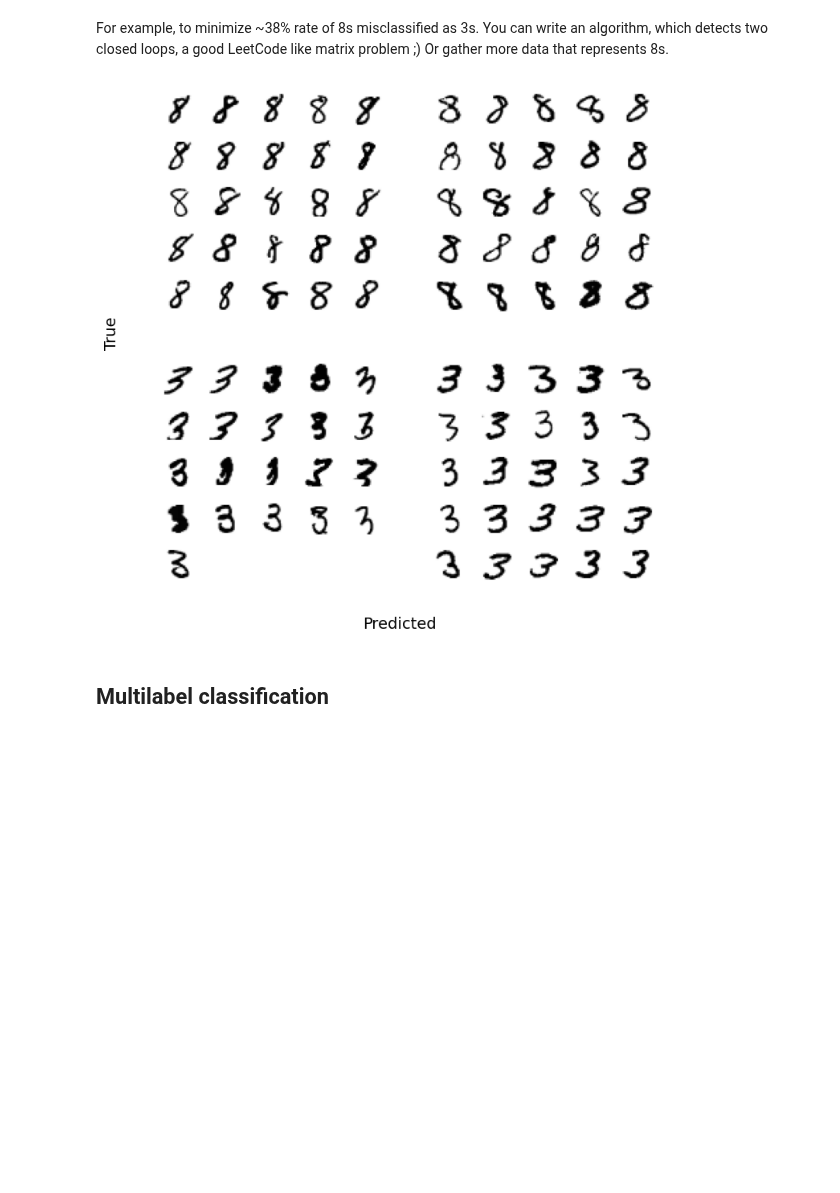
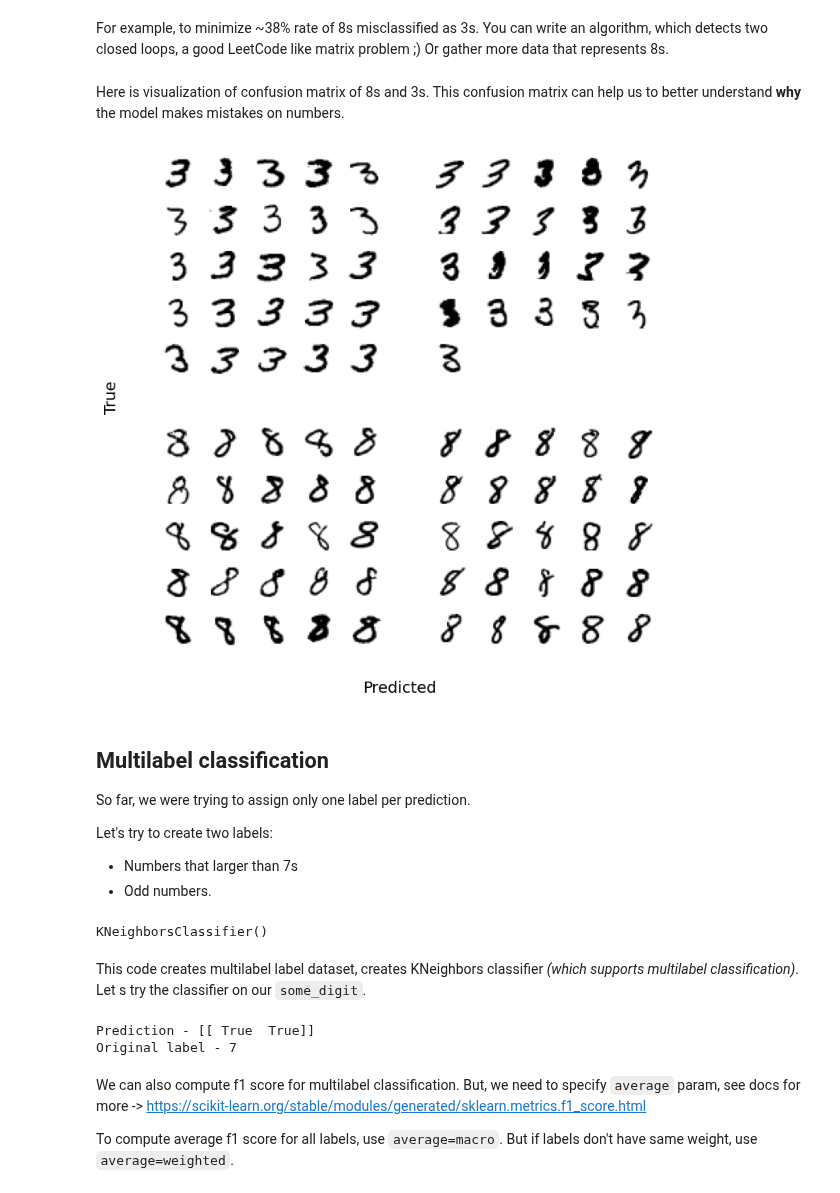
Before and after one commit to yeghor/Learning-Machine-Learning, a Jupyter notebook: jupyter_notes/Classification-2.ipynb, the cells around one changed output. Saved outputs shown, nothing was run; the diff lists cells and outputs as text; code cells hidden in the pictures; blank space fills up the shorter version.

Commit message:
added multilabel classification paragraph

```diff
--- a/jupyter_notes/Classification-2.ipynb
+++ b/jupyter_notes/Classification-2.ipynb
@@ -526,10 +526,12 @@ conf_matrix_error_normalized = ConfusionMatrixDisplay.from_predictions(y_train_s
 [figure]
 # %% [markdown]
 For example, to minimize ~38% rate of 8s misclassified as 3s. You can write an algorithm, which detects two closed loops, a good LeetCode like matrix problem ;) Or gather more data that represents 8s.
+# %% [markdown]
+Here is visualization of confusion matrix of 8s and 3s. This confusion matrix can help us to better understand **why** the model makes mistakes on numbers.
 # %%
 from matplotlib.gridspec import GridSpec
 
-cl_a, cl_b = 8, 3
+cl_a, cl_b = 3, 8
 
 X_aa = X_train_svm[(y_train_svm == cl_a) & (y_train_predictions_svm == cl_a)]
 X_ab = X_train_svm[(y_train_svm == cl_a) & (y_train_predictions_svm == cl_b)]
@@ -539,33 +541,65 @@ X_bb = X_train_svm[(y_train_svm == cl_b) & (y_train_predictions_svm == cl_b)]
 max_images_per_cell = 25
 
 cells = [
     [X_aa[:max_images_per_cell], X_ab[:max_images_per_cell]],
     [X_ba[:max_images_per_cell], X_bb[:max_images_per_cell]],
 ]
 
 
 fig = plt.figure(figsize=(8, 8))
 outer_grid = GridSpec(2, 2, figure=fig)
 
 
 for row in range(2):
     for col in range(2):
         imgs_cell = cells[row][col]
 
         inner_grid = outer_grid[row, col].subgridspec(int(np.sqrt(max_images_per_cell)), int(np.sqrt(max_images_per_cell)))
         axs = inner_grid.subplots().flatten()
 
 
         for i, ax in enumerate(axs):
             if i < len(imgs_cell):
                ax.imshow(imgs_cell[i].reshape(28, 28), cmap="binary")
             ax.axis("off")
 
 fig.text(0.5, 0.04, "Predicted", ha="center", fontsize=14)
 fig.text(0.04, 0.5, "True", va="center", rotation="vertical", fontsize=14)
 
 plt.show()
 # %% [output]
-[figure, old version]
+[figure, new version]
 # %% [markdown]
 ## Multilabel classification
+
+So far, we were trying to assign only one label per prediction.
+
+Let's try to create two labels:
+ - Numbers that larger than 7s
+- Odd numbers.
+# %%
+from sklearn.neighbors import KNeighborsClassifier
+
+y_train_7 = (y_train >= 7)
+y_train_odd = (y_train.astype("int8") % 2 == 1)
+y_train_multilabel = np.c_[y_train_7, y_train_odd]
+
+knn_clf = KNeighborsClassifier()
+knn_clf.fit(X_train, y_train_multilabel)
+# %% [output]
+KNeighborsClassifier()
+# %% [markdown]
+This code creates multilabel label dataset, creates KNeighbors classifier _(which supports multilabel classification)_. Let
+s try the classifier on our `some_digit`.
+# %%
+some_digit_multilabel_pred = knn_clf.predict([some_digit])
+
+print(f"Prediction - {some_digit_multilabel_pred}")
+print(f"Original label - {some_digit_label}")
+# %% [output]
+Prediction - [[ True  True]]
+Original label - 7
+# %% [markdown]
+We can also compute f1 score for multilabel classification. But, we need to specify `average` param, see docs for more -> https://scikit-learn.org/stable/modules/generated/sklearn.metrics.f1_score.html
+
+To compute average f1 score for all labels, use `average=macro`. But if labels don't have same weight, use `average=weighted`.
```
Also changed, not shown: parts of 4 cells of this notebook.
